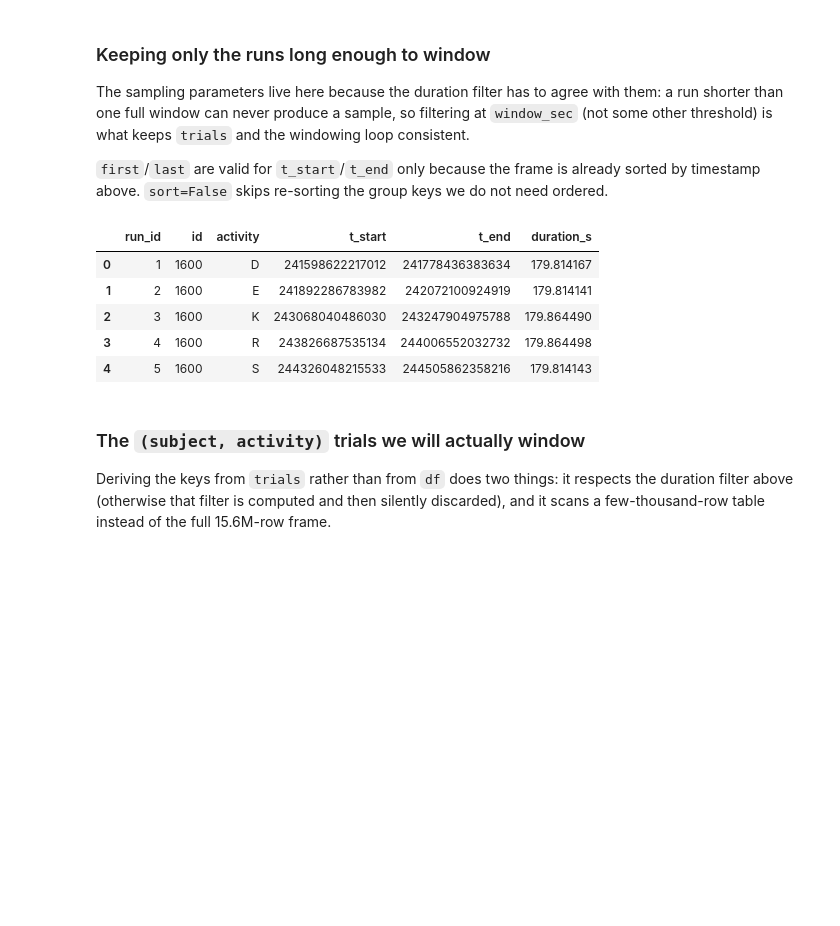
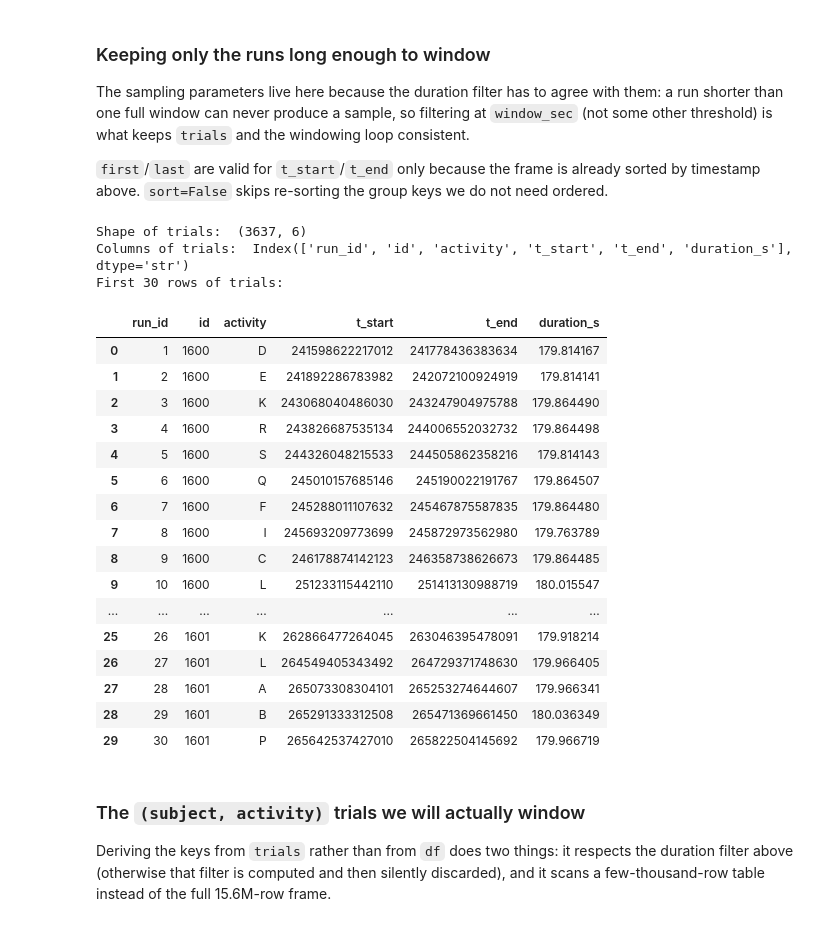
Before and after one commit to Beekeyinn/NLP-HAR-PROJ, a Jupyter notebook: training_model.ipynb, the cells around one changed output. Drawn from its saved outputs; the diff is of its cells as text; code cells hidden in the pictures; blank space fills up the shorter version.

```diff
--- a/training_model.ipynb
+++ b/training_model.ipynb
@@ -16,12 +16,19 @@ import numpy as np
 import pandas as pd
 
 import matplotlib.pyplot as plt
+from matplotlib.colors import LinearSegmentedColormap
 import seaborn as sns
 
 import torch
 import torch.nn.functional as F
+from torch import nn
+from torch.utils.data import DataLoader, TensorDataset
 from sklearn.model_selection import GroupShuffleSplit
 from sklearn.metrics import classification_report, confusion_matrix, f1_score
+
+pd.set_option("display.max_columns", None)
+pd.set_option("display.max_colwidth", None)
+pd.set_option("display.width", None)
 # %% [markdown]
 ### Dataset layout and label map
 
@@ -226,31 +230,47 @@ by timestamp above. `sort=False` skips re-sorting the group keys we do not need
 # %%
 target_hz = 20.0  # resample every stream onto this common frequency
 window_sec = 10.0  # window size in seconds
 stride_sec = 5.0  # hop between consecutive windows, so windows overlap 50%
 
 trials = (
     df.groupby("run_id", observed=True, sort=False)
     .agg(
         id=("id", "first"),
         activity=("activity", "first"),
         t_start=("timestamp", "first"),
         t_end=("timestamp", "last"),
     )
     .reset_index()
 )
 trials["duration_s"] = (trials["t_end"] - trials["t_start"]) / 1e9
 trials = trials[
     trials["duration_s"] >= window_sec
 ]  # too short to yield a single window
-
-trials.head()
+print("Shape of trials: ", trials.shape)
+print("Columns of trials: ", trials.columns)
+print("First 30 rows of trials:")
+trials.head(30)
 # %% [output]
+Shape of trials:  (3637, 6)
+Columns of trials:  Index(['run_id', 'id', 'activity', 't_start', 't_end', 'duration_s'], dtype='str')
+First 30 rows of trials:
 |  | run_id | id | activity | t_start | t_end | duration_s |
 | 0 | 1 | 1600 | D | 241598622217012 | 241778436383634 | 179.814167 |
 | 1 | 2 | 1600 | E | 241892286783982 | 242072100924919 | 179.814141 |
 | 2 | 3 | 1600 | K | 243068040486030 | 243247904975788 | 179.864490 |
 | 3 | 4 | 1600 | R | 243826687535134 | 244006552032732 | 179.864498 |
 | 4 | 5 | 1600 | S | 244326048215533 | 244505862358216 | 179.814143 |
+| 5 | 6 | 1600 | Q | 245010157685146 | 245190022191767 | 179.864507 |
+| 6 | 7 | 1600 | F | 245288011107632 | 245467875587835 | 179.864480 |
+| 7 | 8 | 1600 | I | 245693209773699 | 245872973562980 | 179.763789 |
+| 8 | 9 | 1600 | C | 246178874142123 | 246358738626673 | 179.864485 |
+| 9 | 10 | 1600 | L | 251233115442110 | 251413130988719 | 180.015547 |
+| ... | ... | ... | ... | ... | ... | ... |
+| 25 | 26 | 1601 | K | 262866477264045 | 263046395478091 | 179.918214 |
+| 26 | 27 | 1601 | L | 264549405343492 | 264729371748630 | 179.966405 |
+| 27 | 28 | 1601 | A | 265073308304101 | 265253274644607 | 179.966341 |
+| 28 | 29 | 1601 | B | 265291333312508 | 265471369661450 | 180.036349 |
+| 29 | 30 | 1601 | P | 265642537427010 | 265822504145692 | 179.966719 |
 # %% [markdown]
 ### The `(subject, activity)` trials we will actually window
 
```
Also changed, not shown: parts of 32 cells of this notebook, 2 other files.
